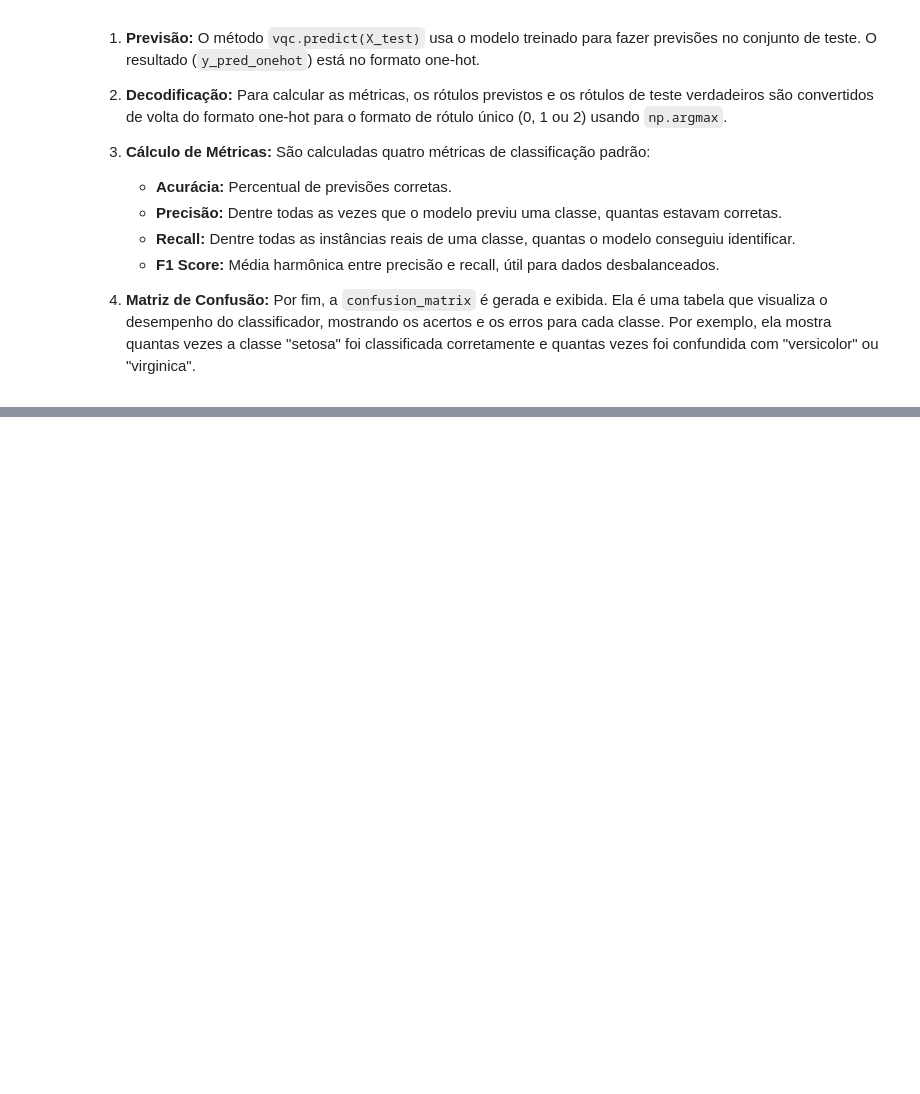
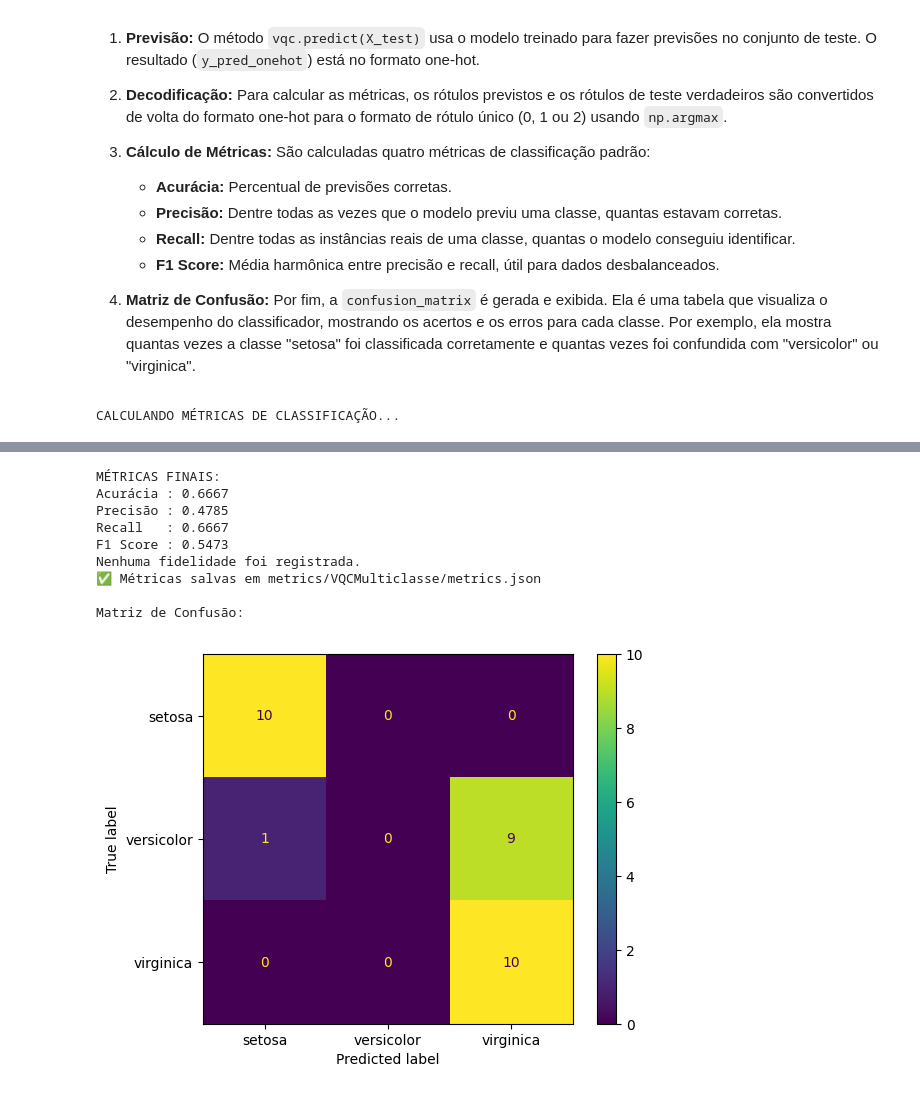
Before and after one commit to ezrasilva/Hybrid_QML_with_BQC, a Jupyter notebook: Guia-DataSetIrisVQC.ipynb, the cells around one changed output, grey strips where cells are left out. Saved outputs shown, nothing was run; the diff lists cells and outputs as text; code cells hidden in the pictures; blank space fills up the shorter version.

```diff
--- a/Guia-DataSetIrisVQC.ipynb
+++ b/Guia-DataSetIrisVQC.ipynb
@@ -165,9 +186,9 @@ print("\nDefinindo o callback para a simulação de BQC...")
 
 # Este é um espaço reservado para a inicialização da rede do notebook original.
 # Em um cenário real, isso configuraria as conexões de rede.
-# rede = Network()
-# rede.set_ready_topology('grade', 8, 3, 3)
-# Logger.activate(Logger)
+rede = Network()
+rede.set_ready_topology('grade', 8, 3, 3)
+Logger.activate(Logger)
 
 # Definir a função de callback
 def simulacao_callback_bqc(weights, loss):
@@ -182,11 +203,11 @@ def simulacao_callback_bqc(weights, loss):
     print(f"\n[Época {contador_epoca+1}] Loss: {loss:.4f} - Simulando envio do circuito para a rede...")
 
     # Em uma implementação real, você construiria e enviaria o circuito:
-    # current_circuit = feature_map.compose(ansatz.assign_parameters(weights))
-    # try:
-    #     rede.application_layer.run_app(...)
-    #     print(f"[Época {contador_epoca+1}] Simulação de envio concluída.")
-    # except Exception as e:
-    #     print(f"[Época {contador_epoca+1}] Erro ao enviar circuito: {str(e)}")
+    current_circuit = feature_map.compose(ansatz.assign_parameters(weights))
+    try:
+        rede.application_layer.run_app(...)
+        print(f"[Época {contador_epoca+1}] Simulação de envio concluída.")
+    except Exception as e:
+         print(f"[Época {contador_epoca+1}] Erro ao enviar circuito: {str(e)}")
     print(f"[Época {contador_epoca+1}] Simulação de envio concluída.")
     contador_epoca += 1
@@ -262,9 +292,28 @@ print(f"Precisão : {precision:.4f}")
 print(f"Recall   : {recall:.4f}")
 print(f"F1 Score : {f1:.4f}")
 
+media = rede.application_layer.avg_fidelity_on_applicationlayer()
+num_eprs = rede.get_total_useds_eprs()
+metrics ={
+    "Accuracy":accuracy,
+    "Precision":precision,
+    "Recall": recall,
+    "F1":f1
+}
+
+matrix = confusion_matrix(y_test_labels,y_pred_labels).tolist()
+
+
+
+folder='QNNBinario'
+
+saveMetrics(media, num_eprs, metrics, matrix, folder="VQCMulticlasse", filename="metrics.json")
+
 # Exibir matriz de confusão
 print("\nMatriz de Confusão:")
 cm = confusion_matrix(y_test_labels, y_pred_labels)
 disp = ConfusionMatrixDisplay(confusion_matrix=cm, display_labels=iris.target_names)
 disp.plot()
 plt.show()
+# %% [output]
+CALCULANDO MÉTRICAS DE CLASSIFICAÇÃO...
@@ -270,0 +323,10 @@ plt.show()
+MÉTRICAS FINAIS:
+Acurácia : 0.6667
+Precisão : 0.4785
+Recall   : 0.6667
+F1 Score : 0.5473
+Nenhuma fidelidade foi registrada.
+✅ Métricas salvas em metrics/VQCMulticlasse/metrics.json
+
+Matriz de Confusão:
+[figure, added]
```
Also changed, not shown: parts of 6 cells of this notebook, 10 other files.
